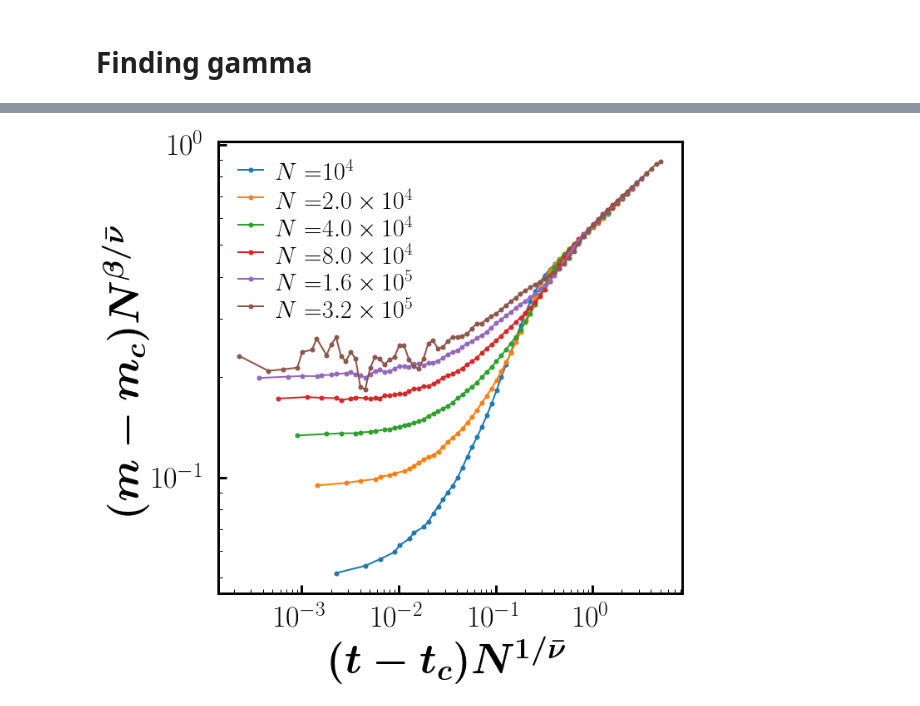
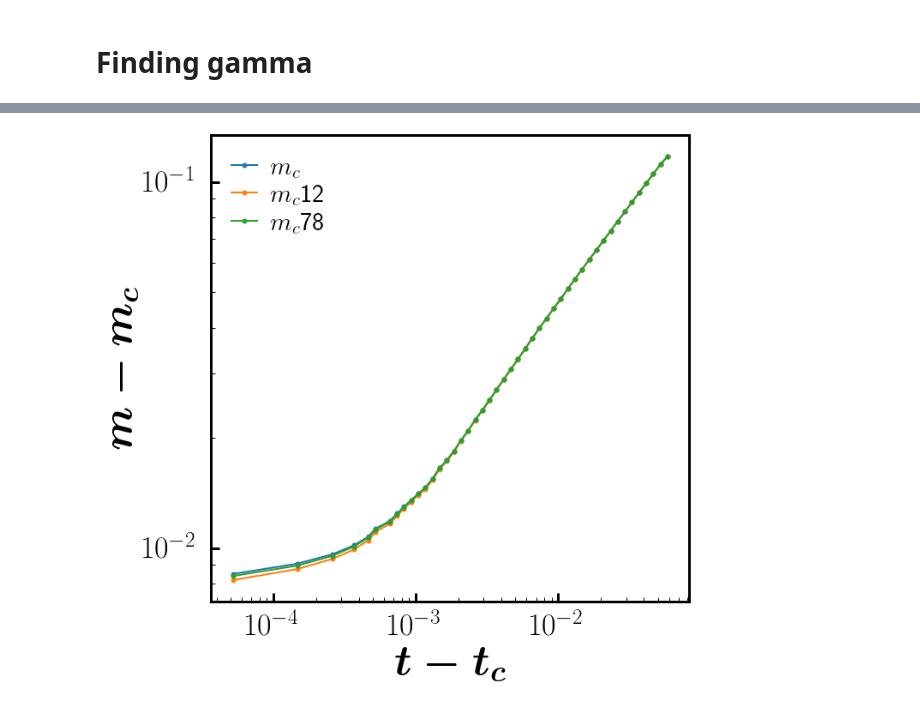
Before and after one commit to hoyunchoi/mBFW, a Jupyter notebook: src/exponents.ipynb, the cells around one changed output, grey strips where cells are left out. Saved outputs shown, nothing was run; the diff lists cells and outputs as text; code cells hidden in the pictures.

```diff
--- a/src/exponents.ipynb
+++ b/src/exponents.ipynb
@@ -31,6 +29,5 @@ interEventTime_orderParameter = {}
 # %%
-# for networkSize in networkSizeList:
-for networkSize in [10000, 20000, 40000, 80000, 160000, 320000]:
+for networkSize in networkSizeList:
 # for networkSize in [10240000]:
     time[networkSize] = np.arange(0.0, 1.0, 1/networkSize)
     # for acceptanceThreshold in acceptanceThresholdList:
@@ -44,9 +41,11 @@ for networkSize in [10000, 20000, 40000, 80000, 160000, 320000]:
         # interEventTime[current] = rd.read("interEventTime", networkSize, acceptanceThreshold)
         netOrderParameter[current] = {}
         netOrderParameterVariance[current] = {}
-        for state in ["sub", "super"]:
-            netOrderParameter[current][state] = rd.read("netOrderParameter", networkSize, acceptanceThreshold, state)
-            netOrderParameterVariance[current][state] = rd.read("netOrderParameterVariance", networkSize, acceptanceThreshold, state)
+        for accumulate in ["", "12", "78"]:
+            for state in ["sub", "super"]:
+                netOrderParameter[current][accumulate + state] = rd.read("netOrderParameter", networkSize, acceptanceThreshold, accumulate + state)
+                netOrderParameterVariance[current][accumulate + state] = rd.read("netOrderParameterVariance", networkSize, acceptanceThreshold, accumulate + state)
+
         # singleOrderParameter[current] = rd.read("singleOrderParameter", networkSize, acceptanceThreshold)
         #* ---------------------------------------------------------
         # orderParameterDist_t[current] = rd.extractRepeater("orderParameterDist", networkSize, acceptanceThreshold)
@@ -169,43 +354,43 @@ Gamma: 6.2, nu_bar: 10
 # %%
 fig, ax = plt.subplots()
 ax.set_rasterized(True)
 
 acceptanceThreshold = 0.5
-t_c = 0.93
-m_c = 0.75
+t_c = 0.9398
+m_c = 0.88
 
-x = 0.1
-nu_bar = 3.0
+x, nu_bar = 0.1, 3.0
 beta = x * nu_bar
 
 def plotTOP(scaled):
-    for networkSize in [10000, 20000, 40000, 80000, 160000, 320000]:
+    # for networkSize in networkSizeList:
+    for networkSize in [1280000]:
         current = networkSize, acceptanceThreshold
-        net_t, net_op = netOrderParameter[current]["super"]
-        reduced_t, reduced_op = net_t - t_c * networkSize, net_op - m_c
-        reduced_t, reduced_op = reduced_t[reduced_t > 0], reduced_op[reduced_t > 0]
-        reduced_t, reduced_op = avgLogBin(reduced_t[reduced_op > 0], reduced_op[reduced_op > 0], delta_exponent=0.05)
-        # print(reduced_t[0] + t_c * networkSize)
-        reduced_t /= networkSize
+        for accumulate in ["", "12", "78"]:
+            net_t, net_op = avgLinBin(*netOrderParameter[current][accumulate + "super"], min_val=0, max_val=networkSize - 1, delta=networkSize / 1e4)
+            reduced_t, reduced_op = net_t - t_c * networkSize, net_op - m_c
+            reduced_t, reduced_op = reduced_t[reduced_t > 0], reduced_op[reduced_t > 0]
+            reduced_t, reduced_op = avgLogBin(reduced_t, reduced_op, delta_exponent=0.05)
+            reduced_t /= networkSize
 
-        if scaled:
-            ax.plot(reduced_t * np.power(networkSize, 1.0 / nu_bar), reduced_op * np.power(networkSize, x), 'o-', label=latex_string("N=") + latex_sci(networkSize, 1), linewidth=2, markersize=5)
-        else:
-            ax.plot(reduced_t, reduced_op, 'o-', label=latex_string("N=") + latex_sci(networkSize, 1), linewidth=2, markersize=5)
+            if scaled:
+                ax.plot(reduced_t * np.power(networkSize, 1.0 / nu_bar), reduced_op * np.power(networkSize, x), 'o-', label=latex_string("m_c") + accumulate, linewidth=2, markersize=5)
+            else:
+                ax.plot(reduced_t, reduced_op, 'o-', label=latex_string("m_c") + accumulate, linewidth=2, markersize=5)
+
     ax.set_xscale('log')
     ax.set_yscale('log')
     ax.legend(loc="best", fontsize=30)
     if scaled:
         ax.set_xlabel(latex_bold_string("(t-t_c)N^{1/\\bar{\\nu}}"))
         ax.set_ylabel(latex_bold_string("(m-m_c)N^{\\beta/\\bar{\\nu}}"))
     else:
         ax.set_xlabel(latex_bold_string("t-t_c"))
         ax.set_ylabel(latex_bold_string("m-m_c"))
 
-
-plotTOP(scaled=True)
-# plotTOP(scaled=False)
+# plotTOP(scaled=True)
+plotTOP(scaled=False)
 
 fig.show()
 # %% [output]
-[figure, old version]
+[figure, new version]
```
Also changed, not shown: parts of 11 cells of this notebook, 7 other files.
